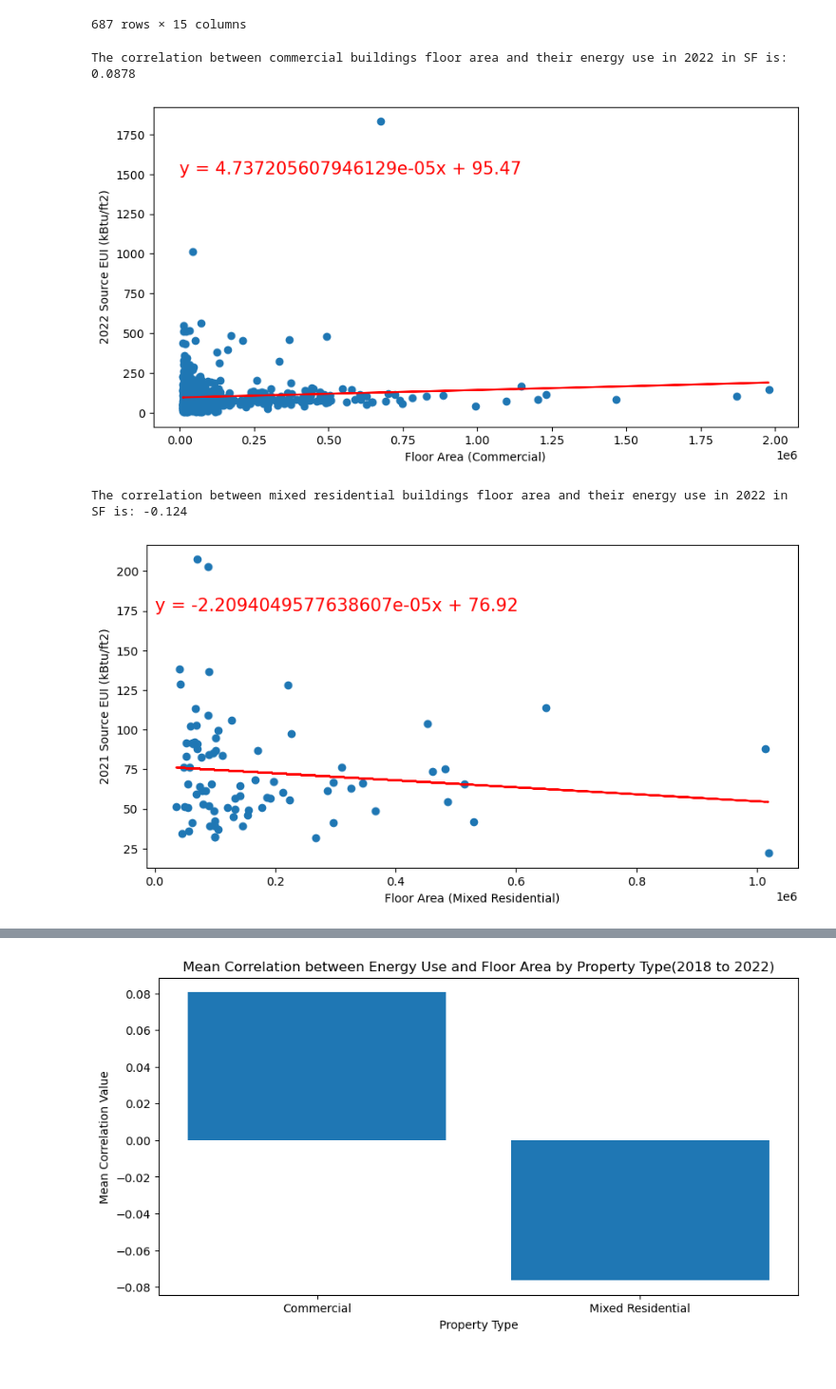
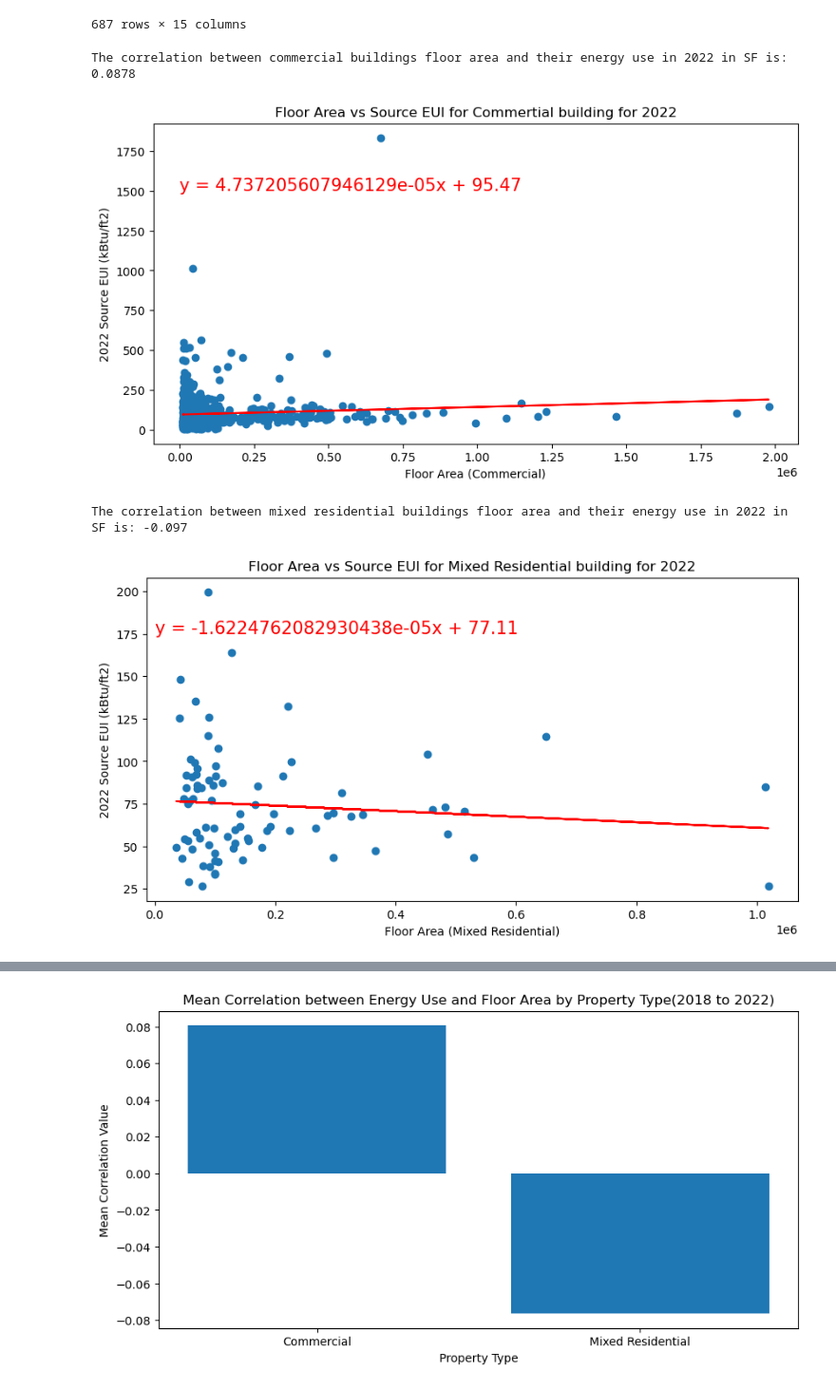
Before and after one commit to zohairnz/project-1, a Jupyter notebook: Project_1.ipynb, the cells around one changed output, grey strips where cells are left out. Shown at 95% size. Saved outputs shown, nothing was run; the diff lists cells and outputs as text; code cells hidden in the pictures.

```diff
--- a/Project_1.ipynb
+++ b/Project_1.ipynb
@@ -161,35 +161,35 @@ plt.figure(figsize=(10, 5))
 flr_area_1c = commercial_df.iloc[:, 1].astype(float)
 engy_use_2022c = commercial_df.iloc[:, 5].astype(float)
 plt.scatter(flr_area_1c, engy_use_2022c)
 
 # Calculate the correlation between floor area and energy use
 (slope, intercept, rvalue, pvalue, stderr) = st.linregress(flr_area_1c, engy_use_2022c)
 
 # Calculate regression line values
 regress_values = flr_area_1c * slope + intercept
 
 plt.plot(flr_area_1c, regress_values, "r-")
 
 # Create the equation string
 equation = f"y = {slope}x + {intercept:.2f}"
 
 # Add the equation to the plot
 plt.annotate(equation, (0.00, 1500), fontsize=15, color="red")
 
 # Calculate the correlation coefficient
 correlation_1c = rvalue
 
 # Set labels for the x-axis and y-axis
 plt.xlabel('Floor Area (Commercial)')
 plt.ylabel('2022 Source EUI (kBtu/ft2)')
-
+plt.title('Floor Area vs Source EUI for Commertial building for 2022')
 # Print the correlation value
 print(f'The correlation between commercial buildings floor area and their energy use in 2022 in SF is: {round(correlation_1c, 4)}')
 # Display the plot
 plt.show()
 # %% [output]
 The correlation between commercial buildings floor area and their energy use in 2022 in SF is: 0.0878
-[figure, old version]
+[figure, new version]
 # %%
 # Filter the DataFrame to include only 'Mixed Residential' properties
 Mixed_Residential_df = clean_results_df[clean_results_df['Property Type'] == 'Mixed Residential']
@@ -221,16 +221,16 @@ plt.annotate(equation, (0.00, 175), fontsize=15, color="red")
 correlation_1m = rvalue
 # Set labels for the x-axis and y-axis
 plt.xlabel('Floor Area (Mixed Residential)')
-plt.ylabel('2021 Source EUI (kBtu/ft2)')
-
+plt.ylabel('2022 Source EUI (kBtu/ft2)')
+plt.title('Floor Area vs Source EUI for Mixed Residential building for 2022')
 # Print the correlation value
 #print(f'The correlation between mixed residential buildings floor area and their energy use in 2022 in SF is: {round(correlation_1m[0], 4)}')
 print(f'The correlation between mixed residential buildings floor area and their energy use in 2022 in SF is: {round(correlation_1m, 4)}')
 # Display the plot
 plt.show()
 # %% [output]
-The correlation between mixed residential buildings floor area and their energy use in 2022 in SF is: -0.124
+The correlation between mixed residential buildings floor area and their energy use in 2022 in SF is: -0.097
-[figure, old version]
+[figure, new version]
 # %%
 # Filter the DataFrame to include only 'Commercial' properties for the year 2018 to 2022
 commercial_df = clean_results_df[clean_results_df['Property Type'] == 'Commercial']
```
Also changed, not shown: parts of 3 cells of this notebook, 2 other files.
